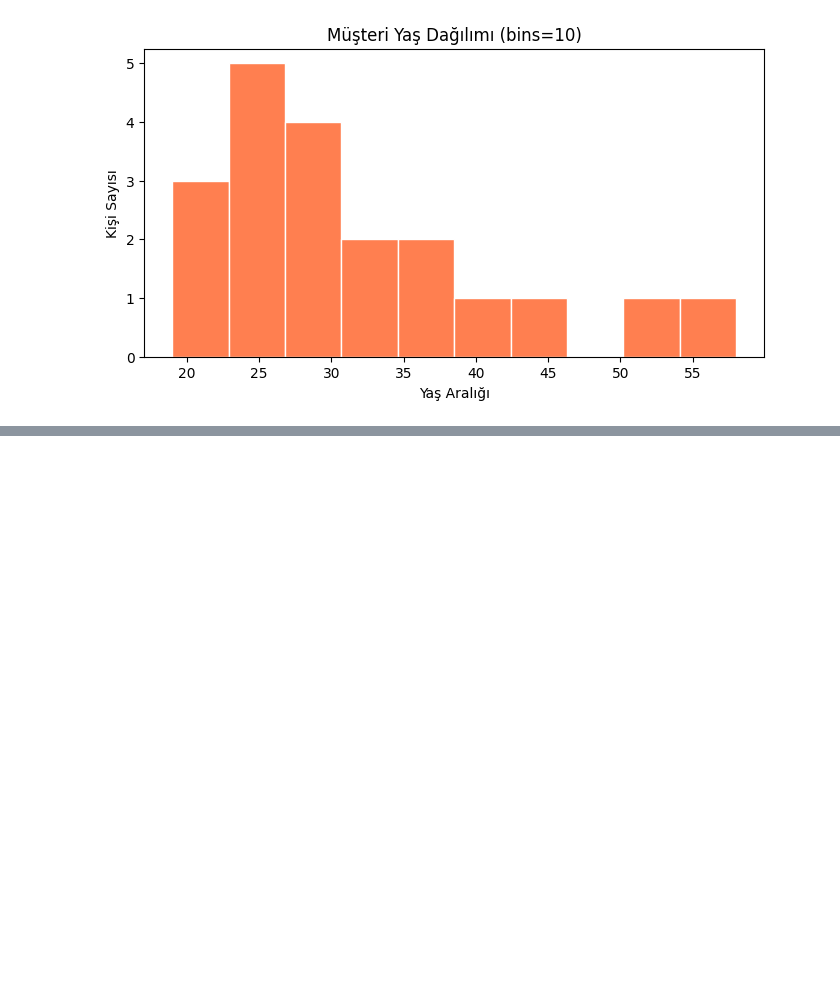
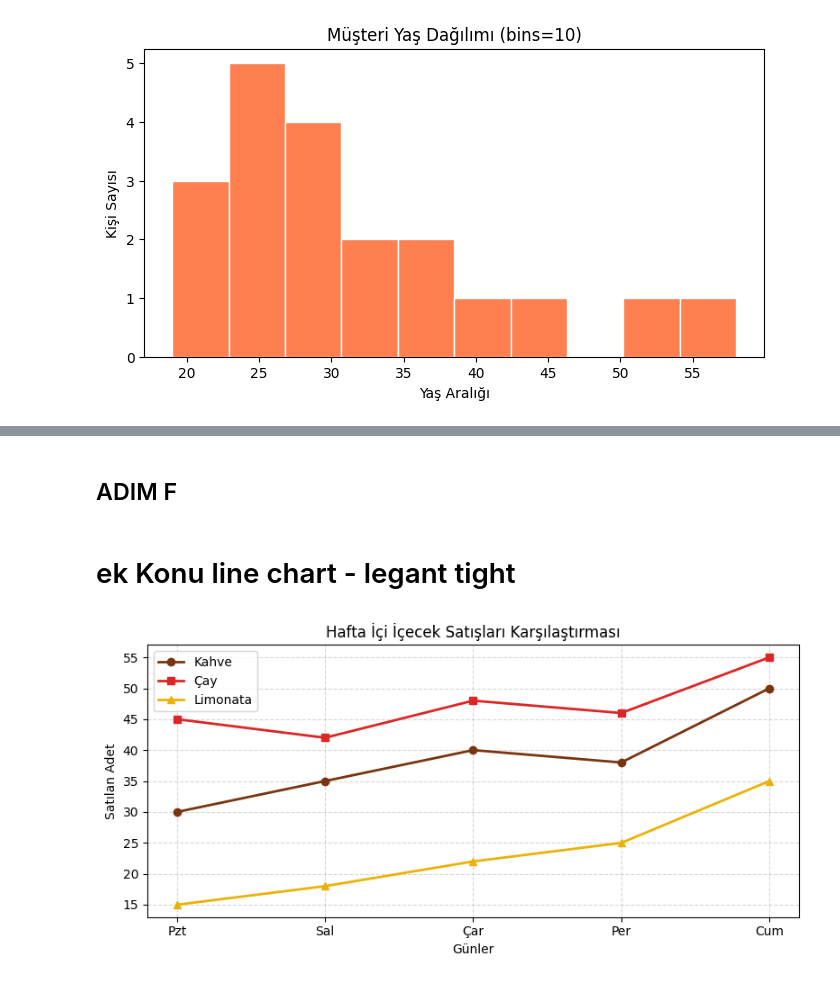
Before and after one commit to GokceSoylu/UNDP, a Jupyter notebook: Veri Analizi/gun8.ipynb, the cells around one changed output, grey strips where cells are left out. Drawn from its saved outputs; the diff is of its cells as text; code cells hidden in the pictures; blank space fills up the shorter version.

```diff
--- a/Veri Analizi/gun8.ipynb
+++ b/Veri Analizi/gun8.ipynb
@@ -122,0 +240,2 @@ plt.show()
+# %% [markdown]
+## ADIM F
@@ -122,0 +260,33 @@ plt.show()
+# %% [markdown]
+# ek Konu line chart - legant tight
+# %%
+import matplotlib.pyplot as plt
+
+# 1. Basit Veri Seti (Bir kafenin 5 günlük içecek satışları)
+gunler = ["Pzt", "Sal", "Çar", "Per", "Cum"]
+kahve = [30, 35, 40, 38, 50]
+cay = [45, 42, 48, 46, 55]
+limonata = [15, 18, 22, 25, 35]
+
+# 2. Yeni boş tuval açıyoruz
+plt.figure(figsize=(8, 4))
+
+# 3. ÜÇ ÇİZGİLİ YAPI: plt.show() demeden art arda 3 kez plt.plot() yazıyoruz
+plt.plot(gunler, kahve, label="Kahve", color="#78350f", marker="o", linewidth=2)
+plt.plot(gunler, cay, label="Çay", color="#dc2626", marker="s", linewidth=2)
+plt.plot(gunler, limonata, label="Limonata", color="#eab308", marker="^", linewidth=2)
+
+# 4. Başlık ve eksen isimleri
+plt.title("Hafta İçi İçecek Satışları Karşılaştırması")
+plt.xlabel("Günler")
+plt.ylabel("Satılan Adet")
+
+# 5. Açıklama kutusu, ızgara ve kenar boşluğu ayarı
+plt.legend()                                # Yukarıdaki 3 label'ı kutu içinde gösterir
+plt.grid(True, linestyle="--", alpha=0.5)   # Arka plana kesikli ızgara ekler
+plt.tight_layout()                          # Yazıların taşmasını/çakışmasını engeller
+
+# 6. Grafiği ekrana basıp tuvali kapatıyoruz
+plt.show()
+# %% [output]
+[figure, added]
```
Also changed, not shown: parts of 14 cells of this notebook.
